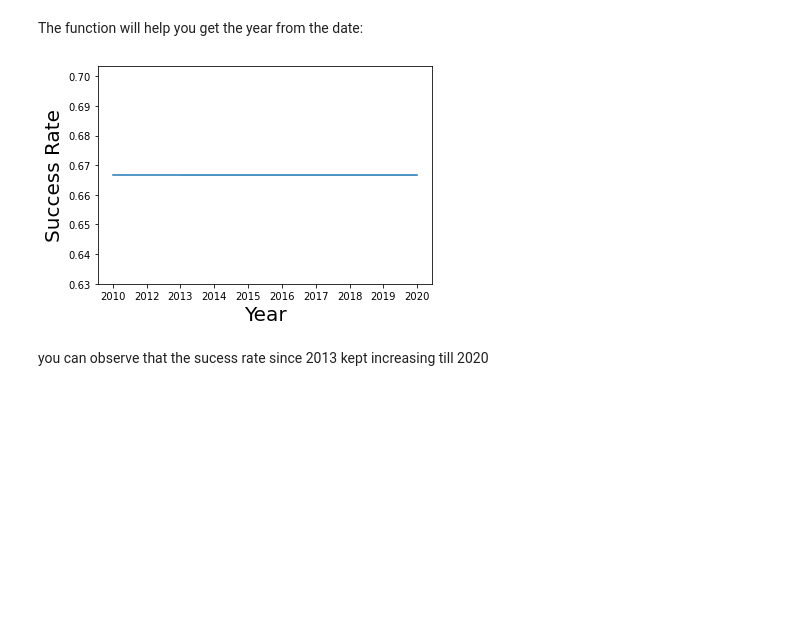
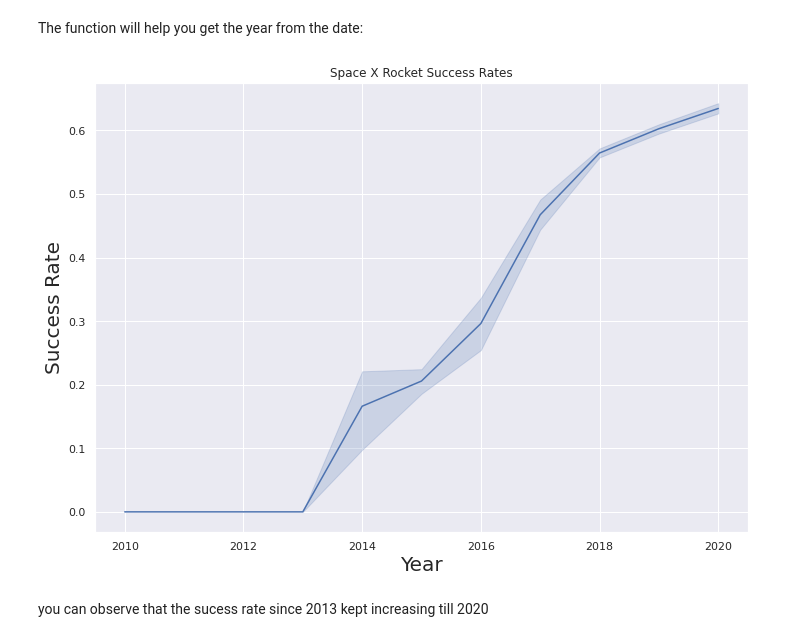
Before and after one commit to rickyk85/AppliedDataScienceCapstone, a Jupyter notebook: Exploratory Analysis using Pandas and Matplotlib.ipynb, the cells around one changed output. Drawn from its saved outputs; the diff is of its cells as text; code cells hidden in the pictures; blank space fills up the shorter version.

```diff
--- a/Exploratory Analysis using Pandas and Matplotlib.ipynb
+++ b/Exploratory Analysis using Pandas and Matplotlib.ipynb
@@ -169,12 +180,27 @@ def Extract_year(date):
-# %%
-# Plot a line chart with x axis to be the extracted year and y axis to be the success rate
-
-sns.lineplot(y=df['Class'].mean(), x=Extract_year(df))
-plt.xlabel("Year",fontsize=20)
-plt.ylabel("Success Rate",fontsize=20)
-plt.show()
-# %% [output]
-[figure, removed]
+# %%
+year = pd.DatetimeIndex(df['Date']).year
+year = np.array(list(year))
+successratelist = []
+successrate = 0.00
+records = 1
+data = 0
+for x in df['Class']:
+    data = x + data
+    successrate = data/records
+    successratelist.append(successrate)
+    records= records +1
+
+successratelist = np.array(successratelist)
+d = {'successrate':successratelist,'year':year}
+sns.set(rc={'figure.figsize':(11.7,8.27)})
+sns.lineplot(data=d, x="year", y="successrate" )
+
+plt.xlabel("Year",fontsize=20)
+plt.title('Space X Rocket Success Rates')
+plt.ylabel("Success Rate",fontsize=20)
+plt.show()
+# %% [output]
+[figure, added]
 # %% [markdown]
 you can observe that the sucess rate since 2013 kept increasing till 2020
 # %% [markdown]
```
Also changed, not shown: parts of 8 cells of this notebook.
